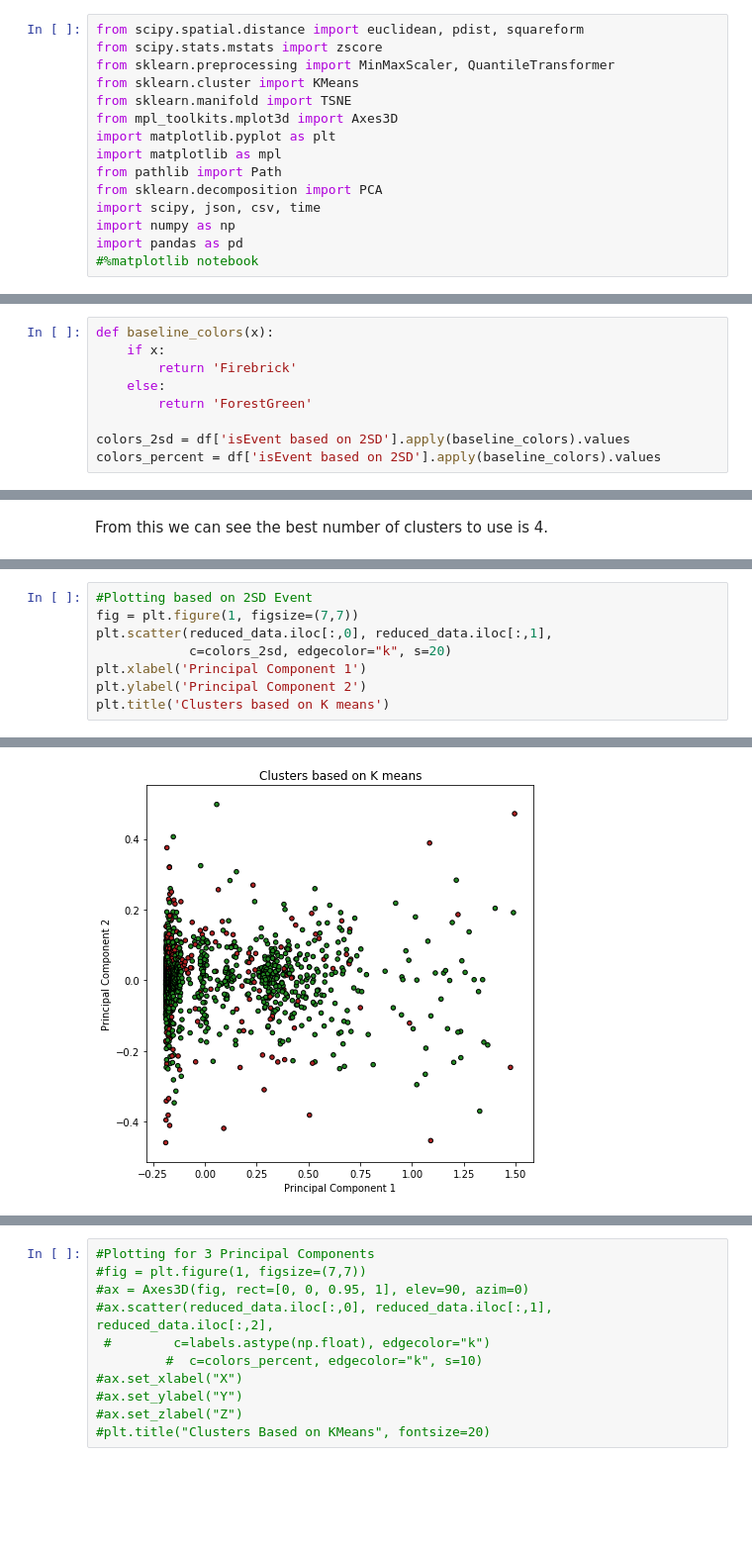
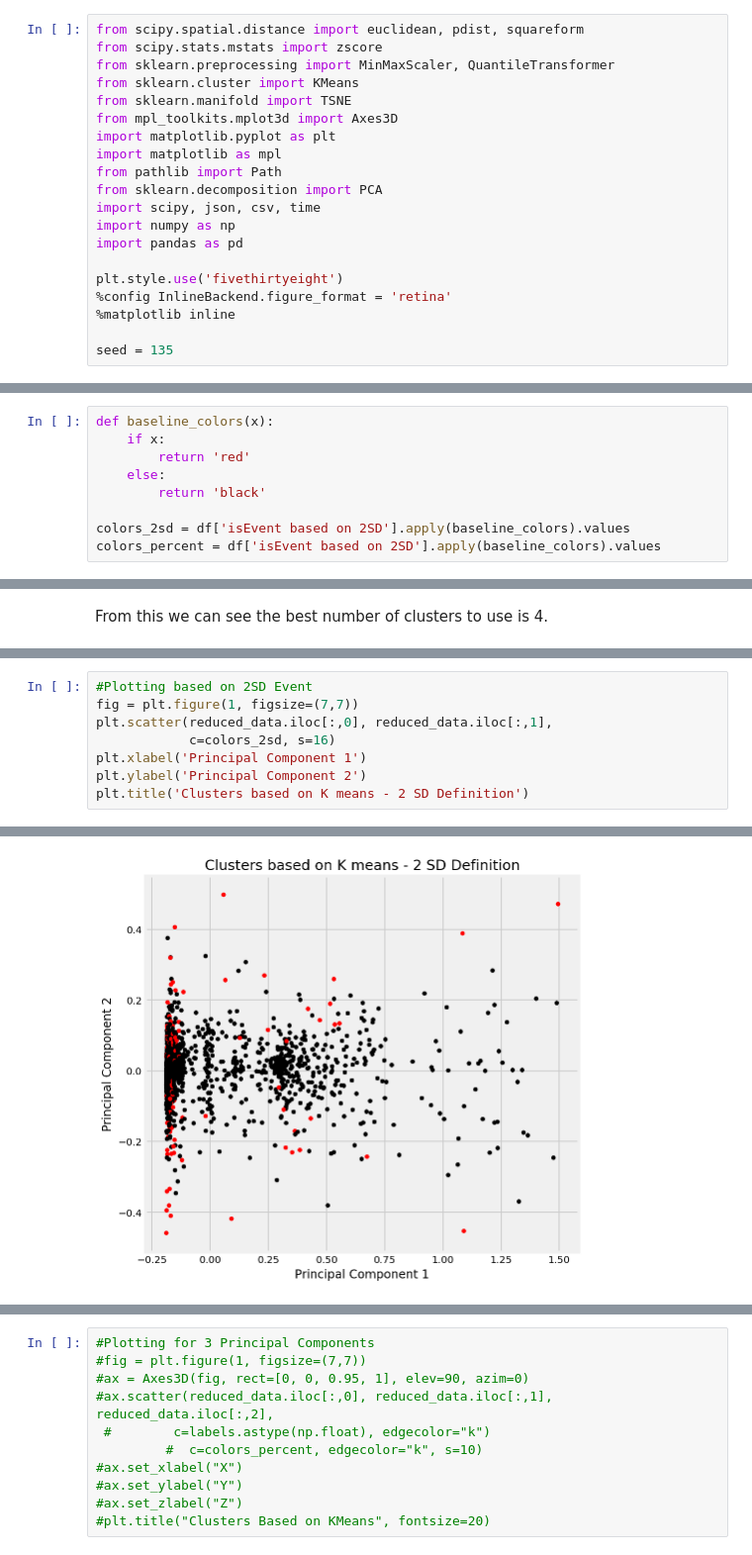
Before and after one commit to anish-saha/EventDetection-Paradigm01, a Jupyter notebook: KMeans.ipynb, the cells around one changed output, grey strips where cells are left out. Shown at 99% size. Saved outputs shown, nothing was run; the diff lists cells and outputs as text; blank space fills up the shorter version.

```diff
--- a/KMeans.ipynb
+++ b/KMeans.ipynb
@@ -12,7 +12,12 @@ from sklearn.decomposition import PCA
 import scipy, json, csv, time
 import numpy as np
 import pandas as pd
-#%matplotlib notebook
+
+plt.style.use('fivethirtyeight')
+%config InlineBackend.figure_format = 'retina'
+%matplotlib inline
+
+seed = 135
 # %%
 def pca_results(good_data, pca):
     # Dimension indexing
@@ -81,9 +91,9 @@ data.head()
 # %%
 def baseline_colors(x):
     if x:
-        return 'Firebrick'
+        return 'red'
     else:
-        return 'ForestGreen'
+        return 'black'
 
 colors_2sd = df['isEvent based on 2SD'].apply(baseline_colors).values
 colors_percent = df['isEvent based on 2SD'].apply(baseline_colors).values
@@ -135,8 +145,8 @@ Text(0.5,1,'Clusters based on K means')
 #Plotting based on 2SD Event
 fig = plt.figure(1, figsize=(7,7))
 plt.scatter(reduced_data.iloc[:,0], reduced_data.iloc[:,1],
-            c=colors_2sd, edgecolor="k", s=20)
+            c=colors_2sd, s=16)
 plt.xlabel('Principal Component 1')
 plt.ylabel('Principal Component 2')
-plt.title('Clusters based on K means')
+plt.title('Clusters based on K means - 2 SD Definition')
 # %% [output]
@@ -144,4 +154,4 @@ Text(0.5,1,'Clusters based on K means')
-[figure, old version]
+[figure, new version]
 # %%
 #Plotting based on percent event
 fig = plt.figure(1, figsize=(7,7))
```
Also changed, not shown: parts of 13 cells of this notebook, 10 other files.
